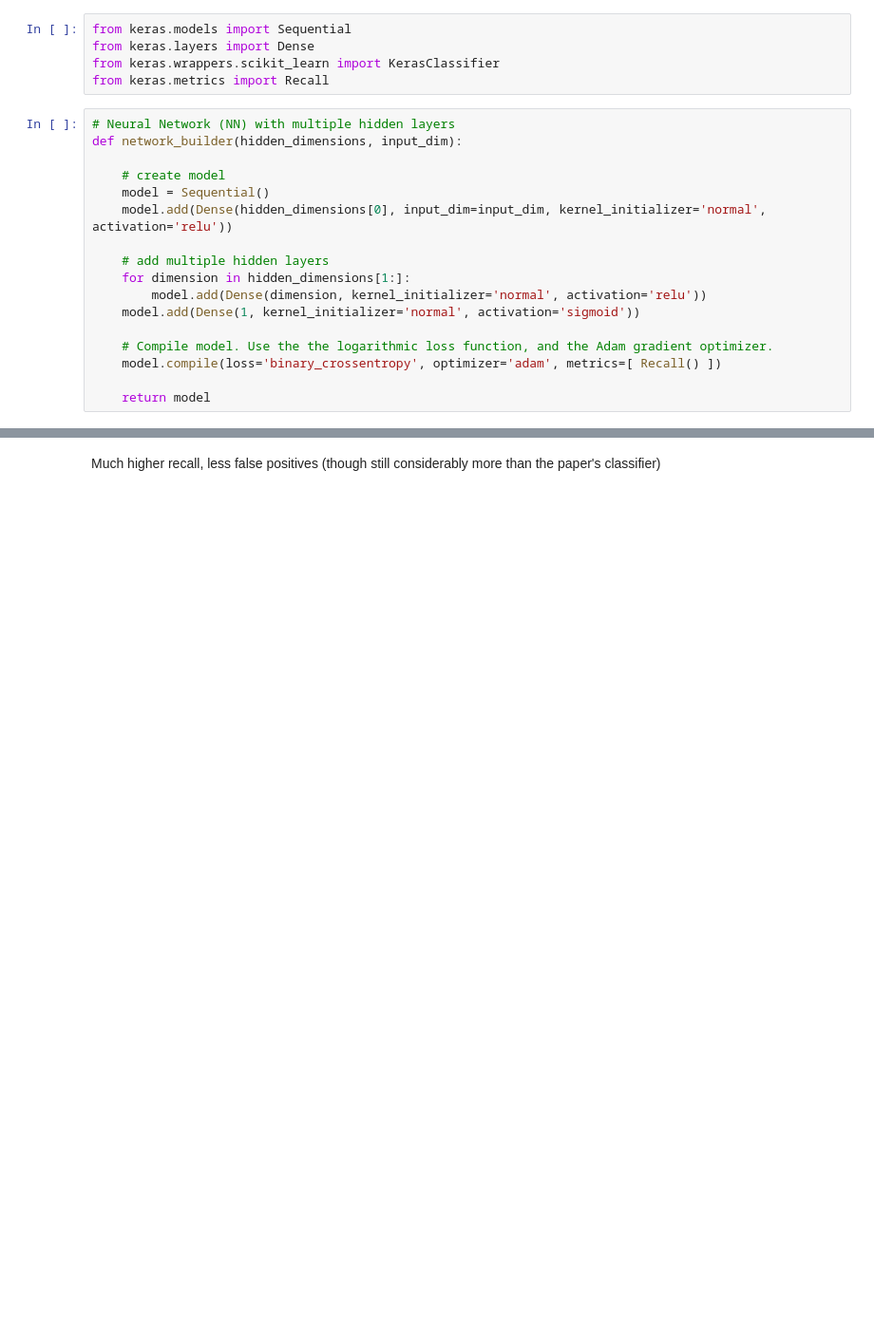
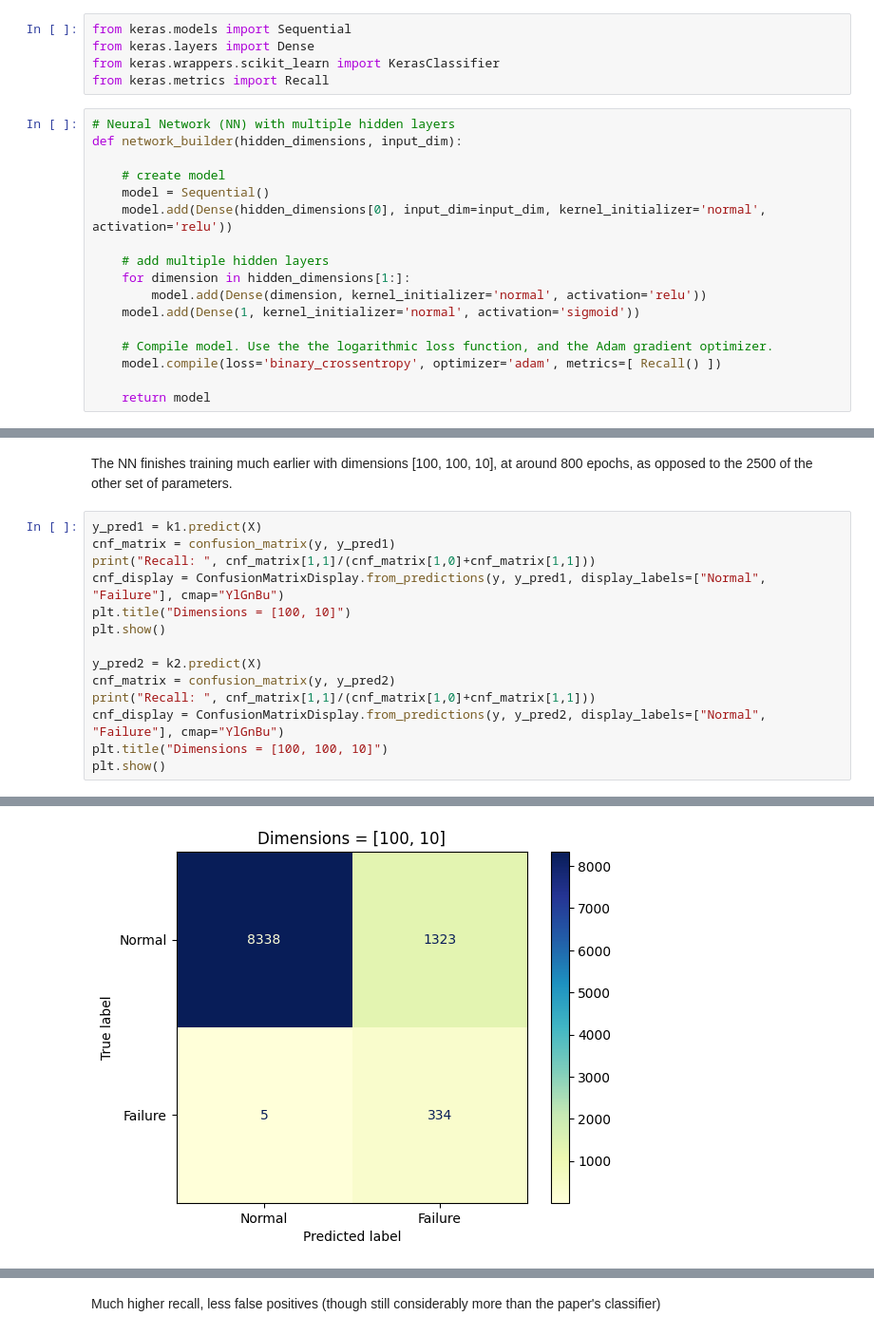
Before and after one commit to diomont/AA-proj2, a Jupyter notebook: training.ipynb, the cells around one changed output, grey strips where cells are left out. Shown at 95% size. Cells and saved outputs as stored; diff of their text form; blank space fills up the shorter version.

```diff
--- a/training.ipynb
+++ b/training.ipynb
@@ -511,0 +491,17 @@ print_gridsearch_scores_deep_learning(X_train_undersample, y_train_undersample)
+# %% [markdown]
+The NN finishes training much earlier with dimensions [100, 100, 10], at around 800 epochs, as opposed to the 2500 of the other set of parameters.
+# %%
+y_pred1 = k1.predict(X)
+cnf_matrix = confusion_matrix(y, y_pred1)
+print("Recall: ", cnf_matrix[1,1]/(cnf_matrix[1,0]+cnf_matrix[1,1]))
+cnf_display = ConfusionMatrixDisplay.from_predictions(y, y_pred1, display_labels=["Normal", "Failure"], cmap="YlGnBu")
+plt.title("Dimensions = [100, 10]")
+plt.show()
+
+y_pred2 = k2.predict(X)
+cnf_matrix = confusion_matrix(y, y_pred2)
+print("Recall: ", cnf_matrix[1,1]/(cnf_matrix[1,0]+cnf_matrix[1,1]))
+cnf_display = ConfusionMatrixDisplay.from_predictions(y, y_pred2, display_labels=["Normal", "Failure"], cmap="YlGnBu")
+plt.title("Dimensions = [100, 100, 10]")
+plt.show()
+# %% [output]
@@ -511,0 +510 @@ print_gridsearch_scores_deep_learning(X_train_undersample, y_train_undersample)
+[figure, added]
```
Also changed, not shown: parts of 23 cells of this notebook, 2 other files.
